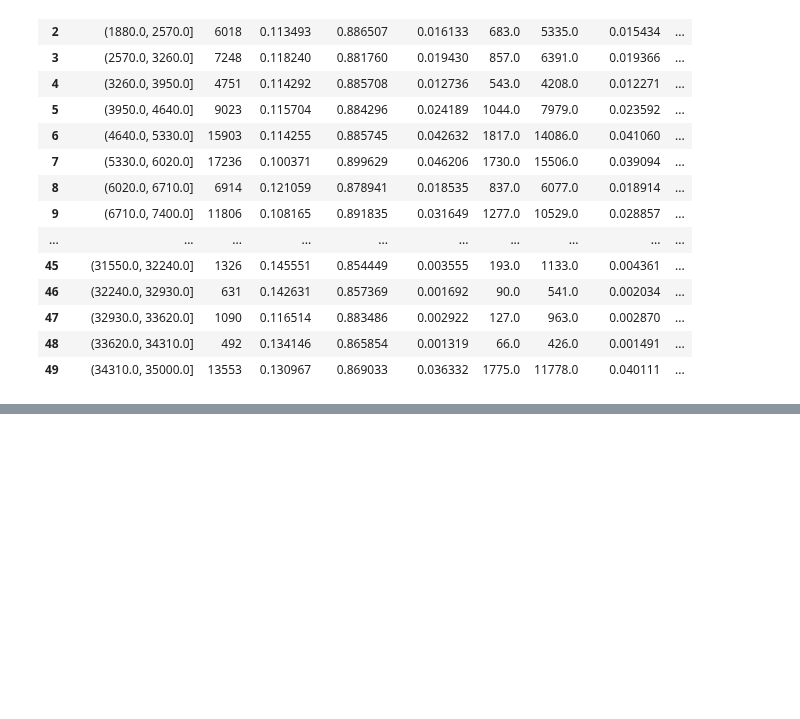
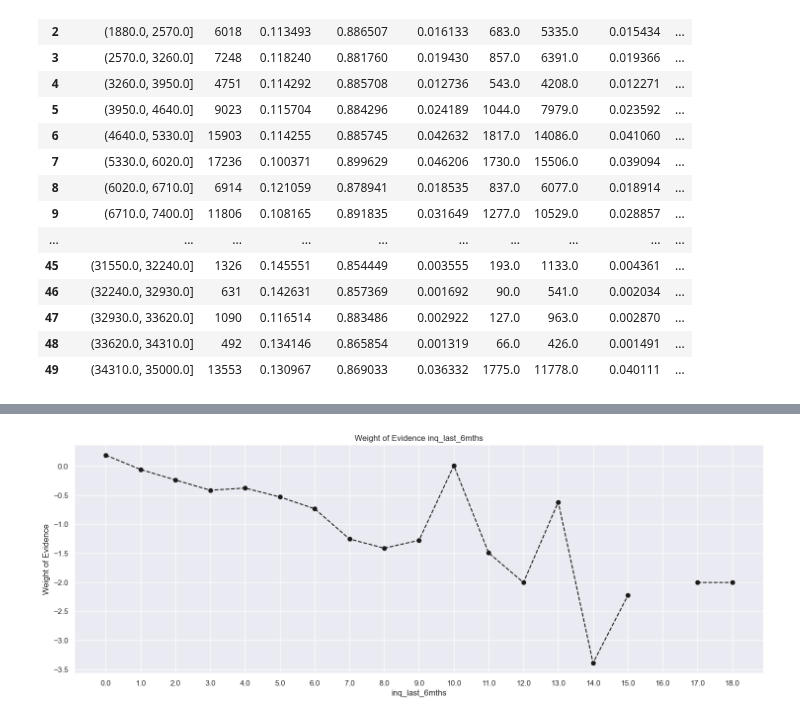
Before and after one commit to eddie-gation/credit_scoring_PD_Model, a Jupyter notebook: preprocessing.ipynb, the cells around one changed output, grey strips where cells are left out. Cells and saved outputs as stored; diff of their text form; code cells hidden in the pictures; blank space fills up the shorter version.

```diff
--- a/preprocessing.ipynb
+++ b/preprocessing.ipynb
@@ -745,0 +743,5 @@ plot_by_woe(df_temp, rotation =90)
+# %%
+X_train['mths_since_earliest_cr_line_factor'] = pd.cut(X_train['mths_since_earliest_cr_line'], 50)
+df_temp = woe_ordered_continuous(X_train, 'mths_since_earliest_cr_line_factor', y_train)
+df_temp
+#IV <0.02
@@ -745,0 +807,11 @@ plot_by_woe(df_temp, rotation =90)
+# %%
+X_train['delinq_2yrs:0'] = np.where(X_train['delinq_2yrs'] == 0, 1, 0)
+X_train['delinq_2yrs:1-2'] = np.where((X_train['delinq_2yrs'] >= 1) & (X_train['delinq_2yrs'] <= 2), 1, 0)
+X_train['delinq_2yrs:3+'] = np.where(X_train['delinq_2yrs'] >= 3, 1, 0)
+
+X_test['delinq_2yrs:0'] = np.where(X_test['delinq_2yrs'] == 0, 1, 0)
+X_test['delinq_2yrs:1-2'] = np.where((X_test['delinq_2yrs'] >= 1) & (X_test['delinq_2yrs'] <= 2), 1, 0)
+X_test['delinq_2yrs:3+'] = np.where(X_test['delinq_2yrs'] >= 3, 1, 0)
+# %%
+df_temp = woe_ordered_continuous(X_train, 'inq_last_6mths', y_train)
+df_temp
@@ -745,0 +836,4 @@ plot_by_woe(df_temp, rotation =90)
+# %%
+plot_by_woe(df_temp)
+# %% [output]
+[figure, added]
```
Also changed, not shown: parts of 29 cells of this notebook.
